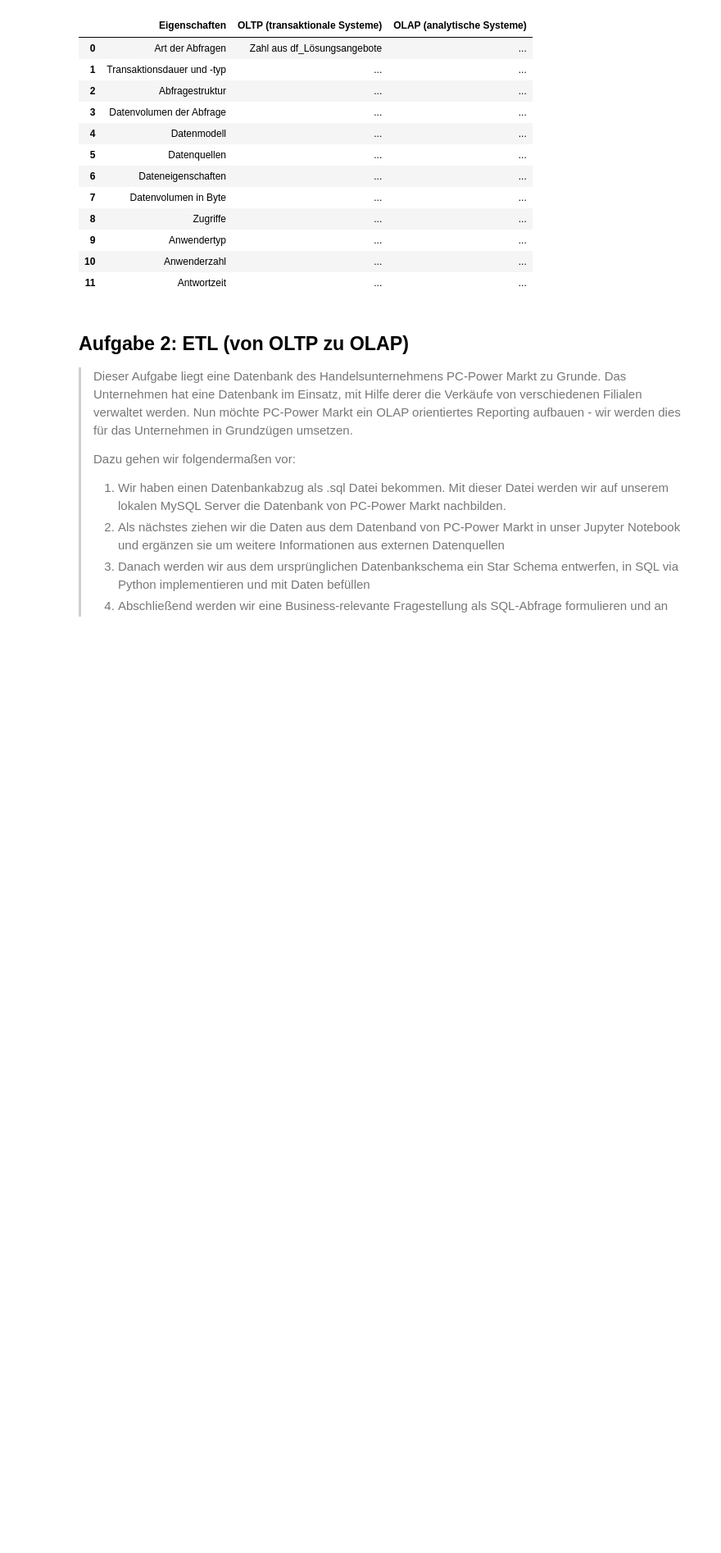
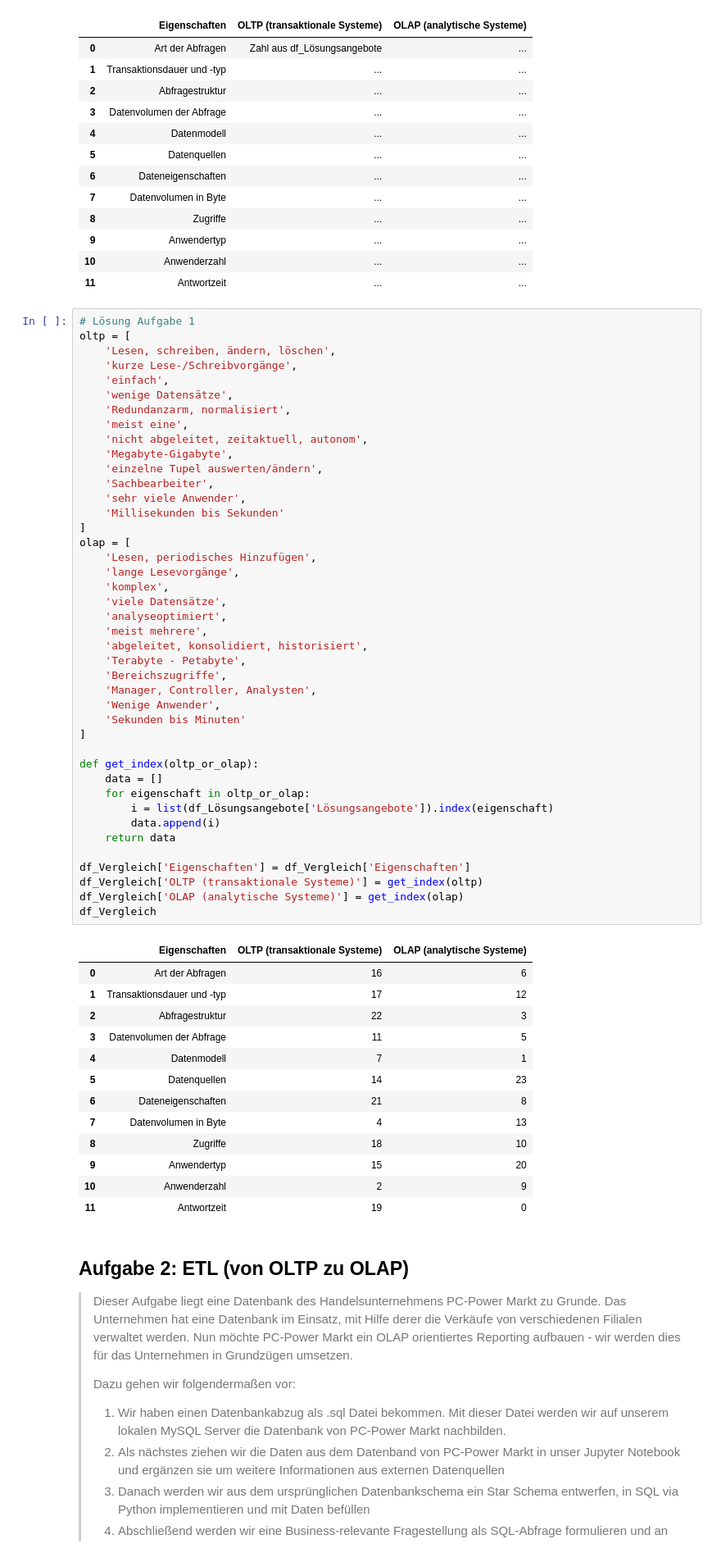
Before and after one commit to Kaetherine/BI-Uebungsblaetter, a Jupyter notebook: Uebungsblatt_1/BI22_Uebungsblatt_LE1.ipynb, the cells around one changed output. Shown at 82% size. Cells and saved outputs as stored; diff of their text form; blank space fills up the shorter version.

Commit message:
aufgabe 1

```diff
--- a/Uebungsblatt_1/BI22_Uebungsblatt_LE1.ipynb
+++ b/Uebungsblatt_1/BI22_Uebungsblatt_LE1.ipynb
@@ -199,6 +200,62 @@ df_Vergleich_lsg
 | 9 | Anwendertyp | ... | ... |
 | 10 | Anwenderzahl | ... | ... |
 | 11 | Antwortzeit | ... | ... |
+# %%
+# Lösung Aufgabe 1
+oltp = [
+    'Lesen, schreiben, ändern, löschen',
+    'kurze Lese-/Schreibvorgänge',
+    'einfach',
+    'wenige Datensätze',
+    'Redundanzarm, normalisiert',
+    'meist eine',
+    'nicht abgeleitet, zeitaktuell, autonom',
+    'Megabyte-Gigabyte',
+    'einzelne Tupel auswerten/ändern',
+    'Sachbearbeiter',
+    'sehr viele Anwender',
+    'Millisekunden bis Sekunden'
+]
+olap = [
+    'Lesen, periodisches Hinzufügen',
+    'lange Lesevorgänge',
+    'komplex',
+    'viele Datensätze',
+    'analyseoptimiert',
+    'meist mehrere',
+    'abgeleitet, konsolidiert, historisiert',
+    'Terabyte - Petabyte',
+    'Bereichszugriffe',
+    'Manager, Controller, Analysten',
+    'Wenige Anwender',
+    'Sekunden bis Minuten'
+]
+
+def get_index(oltp_or_olap):
+    data = []
+    for eigenschaft in oltp_or_olap:
+        i = list(df_Lösungsangebote['Lösungsangebote']).index(eigenschaft)
+        data.append(i)
+    return data
+
+df_Vergleich['Eigenschaften'] = df_Vergleich['Eigenschaften']
+df_Vergleich['OLTP (transaktionale Systeme)'] = get_index(oltp)
+df_Vergleich['OLAP (analytische Systeme)'] = get_index(olap)
+df_Vergleich
+# %% [output]
+|  | Eigenschaften | OLTP (transaktionale Systeme) | OLAP (analytische Systeme) |
+| 0 | Art der Abfragen | 16 | 6 |
+| 1 | Transaktionsdauer und -typ | 17 | 12 |
+| 2 | Abfragestruktur | 22 | 3 |
+| 3 | Datenvolumen der Abfrage | 11 | 5 |
+| 4 | Datenmodell | 7 | 1 |
+| 5 | Datenquellen | 14 | 23 |
+| 6 | Dateneigenschaften | 21 | 8 |
+| 7 | Datenvolumen in Byte | 4 | 13 |
+| 8 | Zugriffe | 18 | 10 |
+| 9 | Anwendertyp | 15 | 20 |
+| 10 | Anwenderzahl | 2 | 9 |
+| 11 | Antwortzeit | 19 | 0 |
 # %% [markdown]
 ## Aufgabe 2: ETL (von OLTP zu OLAP)
 > Dieser Aufgabe liegt eine Datenbank des Handelsunternehmens PC-Power Markt zu Grunde. Das Unternehmen hat eine Datenbank im Einsatz, mit Hilfe derer die Verkäufe von verschiedenen Filialen verwaltet werden. Nun möchte PC-Power Markt ein OLAP orientiertes Reporting aufbauen - wir werden dies für das Unternehmen in Grundzügen umsetzen.
```
Also changed, not shown: parts of 2 cells of this notebook.
